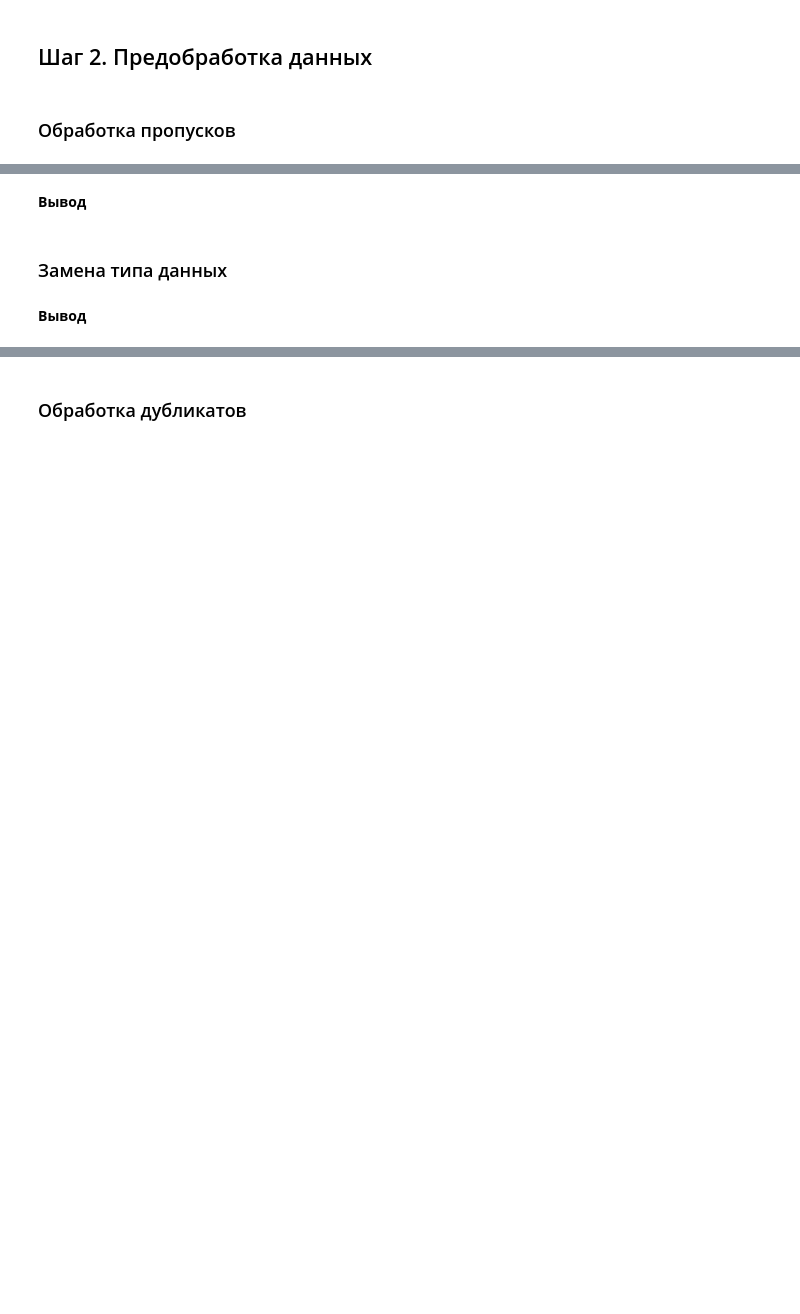
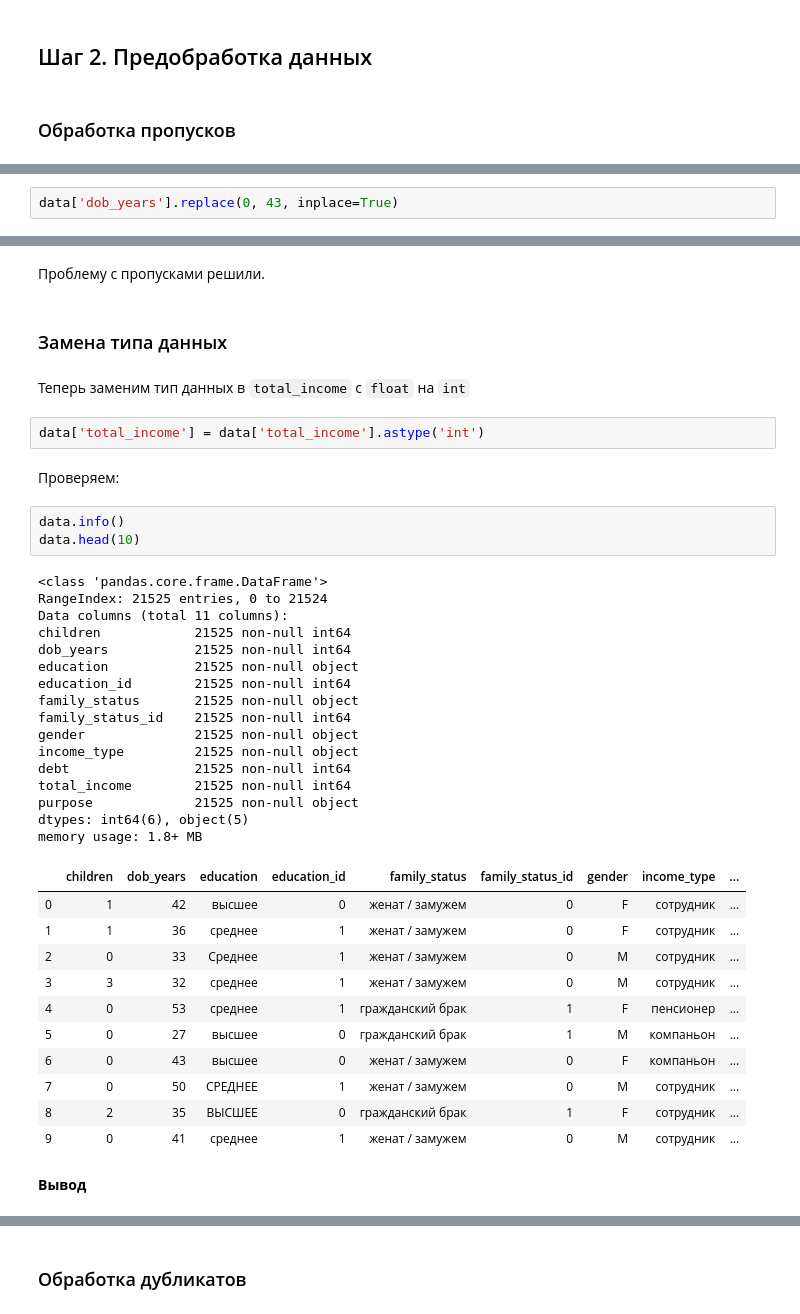
Before and after one commit to mazor86/praktikum_data_science, a Jupyter notebook: sprint_03/mazor86_sprint_03.ipynb, the cells around one changed output, grey strips where cells are left out. Drawn from its saved outputs; the diff is of its cells as text; blank space fills up the shorter version.

```diff
--- a/sprint_03/mazor86_sprint_03.ipynb
+++ b/sprint_03/mazor86_sprint_03.ipynb
@@ -14,0 +243,2 @@
+# %%
+data['dob_years'].replace(0, 43, inplace=True)
@@ -15,6 +264,43 @@
+# %% [markdown]
+Проблему с пропусками решили.
+# %% [markdown]
+### Замена типа данных
+# %% [markdown]
+Теперь заменим тип данных в `total_income` с `float` на `int`
+# %%
+data['total_income'] = data['total_income'].astype('int')
+# %% [markdown]
+Проверяем:
+# %%
+data.info()
+data.head(10)
+# %% [output]
+<class 'pandas.core.frame.DataFrame'>
+RangeIndex: 21525 entries, 0 to 21524
+Data columns (total 11 columns):
+children            21525 non-null int64
+dob_years           21525 non-null int64
+education           21525 non-null object
+education_id        21525 non-null int64
+family_status       21525 non-null object
+family_status_id    21525 non-null int64
+gender              21525 non-null object
+income_type         21525 non-null object
+debt                21525 non-null int64
+total_income        21525 non-null int64
+purpose             21525 non-null object
+dtypes: int64(6), object(5)
+memory usage: 1.8+ MB
+|  | children | dob_years | education | education_id | family_status | family_status_id | gender | income_type | ... |
+| 0 | 1 | 42 | высшее | 0 | женат / замужем | 0 | F | сотрудник | ... |
+| 1 | 1 | 36 | среднее | 1 | женат / замужем | 0 | F | сотрудник | ... |
+| 2 | 0 | 33 | Среднее | 1 | женат / замужем | 0 | M | сотрудник | ... |
+| 3 | 3 | 32 | среднее | 1 | женат / замужем | 0 | M | сотрудник | ... |
+| 4 | 0 | 53 | среднее | 1 | гражданский брак | 1 | F | пенсионер | ... |
+| 5 | 0 | 27 | высшее | 0 | гражданский брак | 1 | M | компаньон | ... |
+| 6 | 0 | 43 | высшее | 0 | женат / замужем | 0 | F | компаньон | ... |
+| 7 | 0 | 50 | СРЕДНЕЕ | 1 | женат / замужем | 0 | M | сотрудник | ... |
+| 8 | 2 | 35 | ВЫСШЕЕ | 0 | гражданский брак | 1 | F | сотрудник | ... |
+| 9 | 0 | 41 | среднее | 1 | женат / замужем | 0 | M | сотрудник | ... |
 # %% [markdown]
 **Вывод**
-# %% [markdown]
-### Замена типа данных
-# %% [markdown]
-**Вывод**
```
Also changed, not shown: parts of 32 cells of this notebook.
